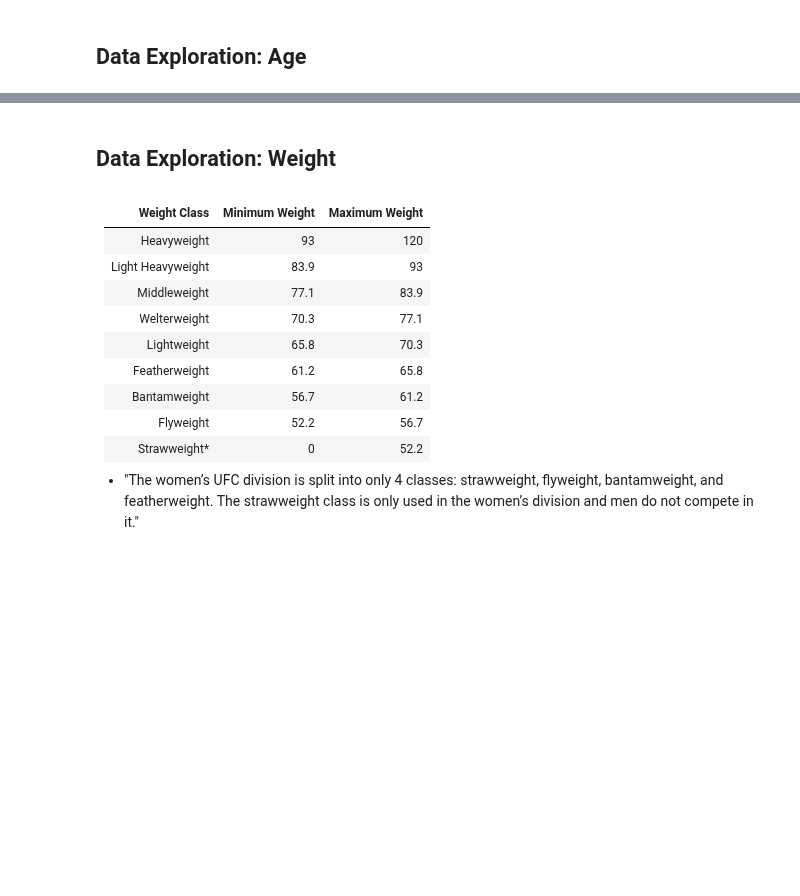
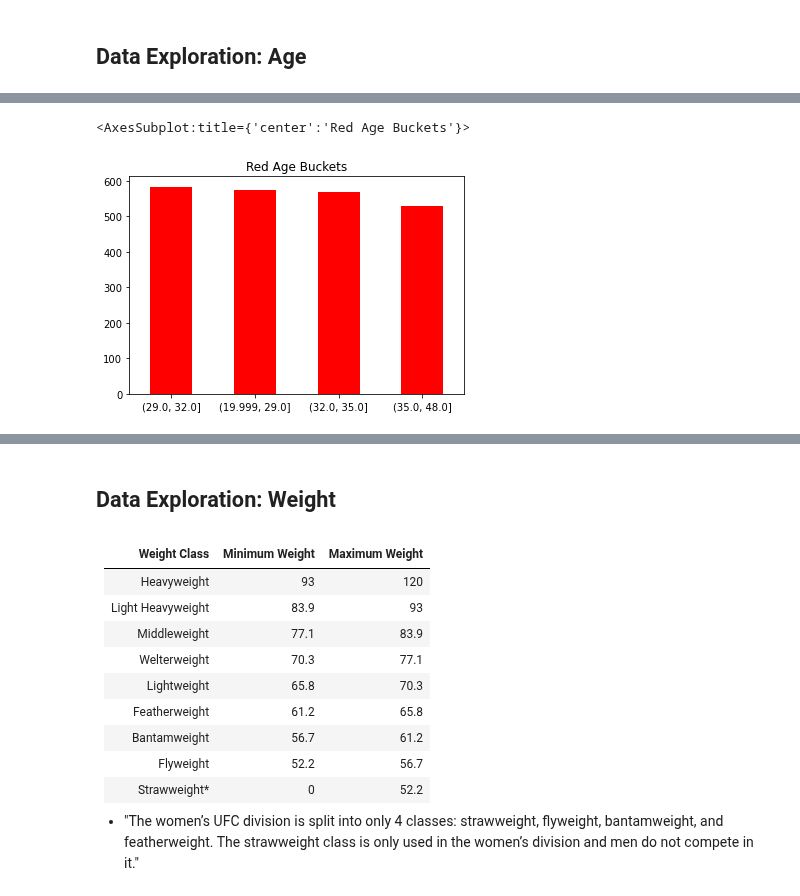
Before and after one commit to seven-foot-two/turtle-time, a Jupyter notebook: UFC_Final_Project.ipynb, the cells around one changed output, grey strips where cells are left out. Saved outputs shown, nothing was run; the diff lists cells and outputs as text; code cells hidden in the pictures; blank space fills up the shorter version.

```diff
--- a/UFC_Final_Project.ipynb
+++ b/UFC_Final_Project.ipynb
@@ -93,5 +149,9 @@ ufc_df["R_Age_Bucket"] = pd.qcut(
 # %%
+# Create a bar graph to visualize R_Age_Bucket
 ufc_df["R_Age_Bucket"].value_counts().plot(
-    kind="bar", color="red", rot=0, title="Blue Age Bucket"
+    kind="bar", color="red", rot=0, title="Red Age Buckets"
 )
+# %% [output]
+<AxesSubplot:title={'center':'Red Age Buckets'}>
+[figure, added]
 # %%
```
Also changed, not shown: parts of 24 cells of this notebook, 1 other file.
